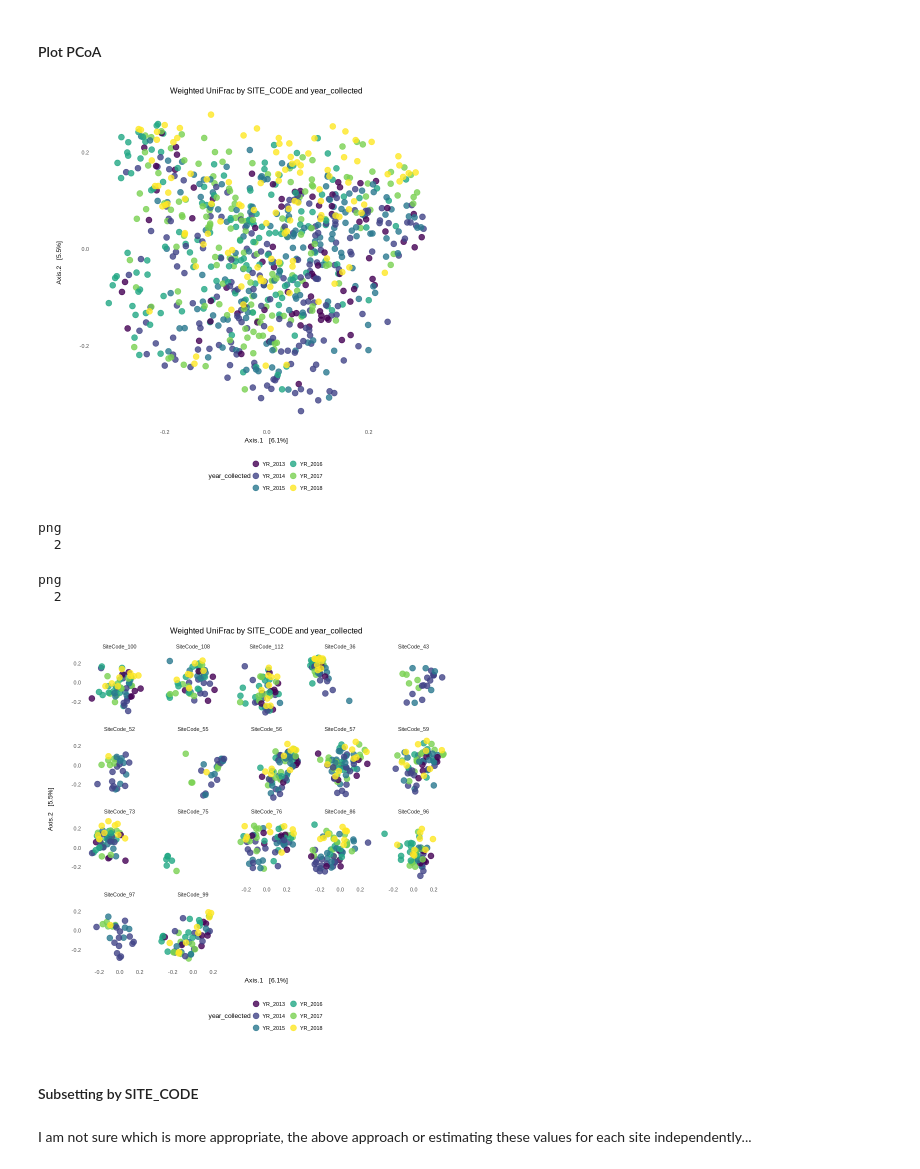
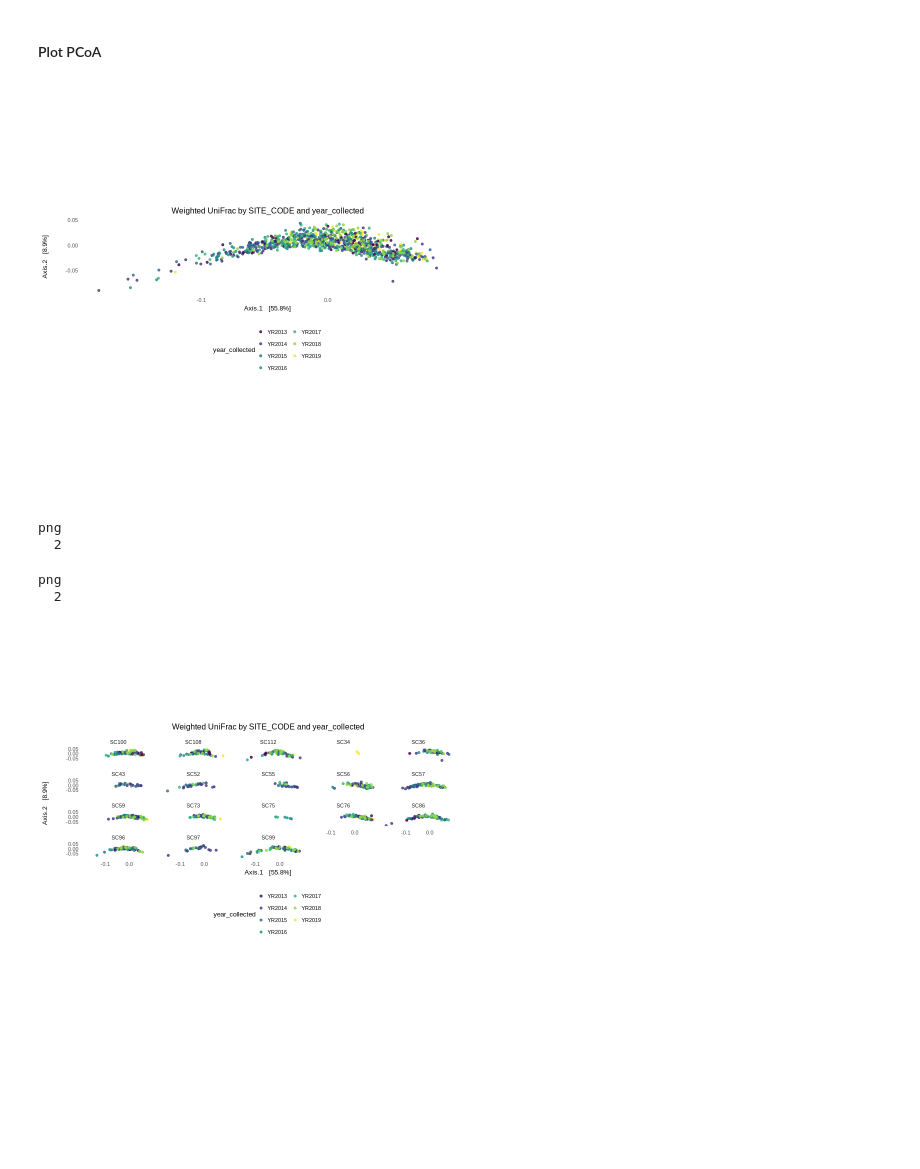
Before and after one commit to hollylutz/CAWS, a Jupyter notebook: CAWS_betadiversity.ipynb, the cells around one changed output. Saved outputs shown, nothing was run; the diff lists cells and outputs as text; code cells hidden in the pictures; blank space fills up the shorter version.

```diff
--- a/CAWS_betadiversity.ipynb
+++ b/CAWS_betadiversity.ipynb
@@ -18,3 +19,9 @@ ps.nt = readRDS("/home/holutz/Temp/ShoKodera/phyloseq.rds")
+# %%
+#New ps object with 2019 water data
+ps2.nt = readRDS("/home/holutz/projects/CAWS/phyloseq2.rds")
+#Transform ASV counts to relative abundance
+ps2.t = ps2.nt %>%
+     transform_sample_counts(function(x) x / sum(x))
 # %% [markdown]
 #### Introduce some modifications to original phyloseq object
 # %%
@@ -42,8 +52,8 @@ saveRDS(ps.t, "/home/holutz/Temp/ShoKodera/CAWS_t.rds")
 ### BEGIN ANALYSES HERE
 # %%
 #Read in phyloseq objects (ps)
-ps.nt = readRDS("/home/holutz/Temp/ShoKodera/CAWS_nt.rds")
-ps.t = readRDS("/home/holutz/Temp/ShoKodera/CAWS_t.rds")
+ps.nt = readRDS("/home/holutz/projects/CAWS/CAWS_nt.2.rds")
+ps.t = readRDS("/home/holutz/projects/CAWS/CAWS_t.2.rds")
 #Display ps information
 ps.t
 # %% [output]
@@ -80,14 +90,14 @@ head(ps.df$SITE_CODE.factor)
 #### Weighted and Unweighted UniFrac for all samples combined
 # %%
 #Wunif
-ps.dist = distance(ps.t, method = "wunifrac", type = "samples")
-ps.dist.log = ordinate(ps.t, method = "PCoA", distance = "wunifrac")
-ps.dist.evals = ps.dist.log$values$Eigenvalues
+#wunif.dist = distance(ps.t, method = "wunifrac", type = "samples")
+#wunif.dist.log = ordinate(ps.t, method = "PCoA", distance = "wunifrac")
+#wunif.dist.evals = wunif.dist.log$values$Eigenvalues
 
 #Save estimates so you don't have to rerun every time
-saveRDS(ps.dist, "/home/holutz/Temp/ShoKodera/wunifrac/wunif.ps.dist.rds")
-saveRDS(ps.dist.log, "/home/holutz/Temp/ShoKodera/wunifrac/wunif.ps.dist.log.rds")
-saveRDS(ps.dist.evals, "/home/holutz/Temp/ShoKodera/wunifrac/wunif.ps.dist.evals.rds")
+#saveRDS(wunif.dist, "/home/holutz/projects/CAWS/wunifrac/wunif.ps2.dist.rds")
+#saveRDS(wunif.dist.log, "/home/holutz/projects/CAWS/wunifrac/wunif.ps2.dist.log.rds")
+#saveRDS(wunif.dist.evals, "/home/holutz/projects/CAWS/wunifrac/wunif.ps2.dist.evals.rds")
 # %%
 #Unif
 
@@ -102,63 +112,59 @@ saveRDS(ps.dist.evals, "/home/holutz/Temp/ShoKodera/wunifrac/wunif.ps.dist.evals
 # %%
 #Read in saved distance metrics for plotting and statistical analysis
 #Weighted UniFrac
-ps.dist = readRDS("/home/holutz/Temp/ShoKodera/wunifrac/wunif.ps.dist.rds")
-ps.dist.log = readRDS("/home/holutz/Temp/ShoKodera/wunifrac/wunif.ps.dist.log.rds")
-ps.dist.evals = readRDS("/home/holutz/Temp/ShoKodera/wunifrac/wunif.ps.dist.evals.rds")
+wunif.dist = readRDS("/home/holutz/projects/CAWS/wunifrac/wunif.ps2.dist.rds")
+wunif.dist.log = readRDS("/home/holutz/projects/CAWS/wunifrac/wunif.ps2.dist.log.rds")
+wunif.dist.evals = readRDS("/home/holutz/projects/CAWS/wunifrac/wunif.ps2.dist.evals.rds")
 
 #Unweighted UniFrac
-ps.dist = readRDS("/home/holutz/Temp/ShoKodera/unifrac/unif.ps.dist.rds")
-ps.dist.log = readRDS("/home/holutz/Temp/ShoKodera/unifrac/unif.ps.dist.log.rds")
-ps.dist.evals = readRDS("/home/holutz/Temp/ShoKodera/unifrac/unif.ps.dist.evals.rds")
+unif.dist = readRDS("/home/holutz/projects/CAWS/unifrac/unif.ps2.dist.rds")
+unif.dist.log = readRDS("/home/holutz/projects/CAWS/unifrac/unif.ps2.dist.log.rds")
+unif.dist.evals = readRDS("/home/holutz/projects/CAWS/unifrac/unif.ps2.dist.evals.rds")
 # %% [markdown]
 #### Plot PCoA
 # %%
 library(viridis)
 
-p = plot_ordination(ps.t, ps.dist.log, color = "year_coll.factor") + #, shape = "SampleType", label="X.SampleID") +
+p = plot_ordination(ps.t, wunif.dist.log, color = "year_coll.factor") + #, shape = "SampleType", label="X.SampleID") +
     ggtitle("Weighted UniFrac by SITE_CODE and year_collected") +
-    geom_point(size=3, alpha=0.8) +
+    geom_point(size=1, alpha=0.8) +
     scale_colour_viridis(option="viridis", discrete=TRUE, direction=1) +
     #stat_ellipse(level=0.95, geom="polygon",alpha = .2, aes(fill = year_collected), linetype=0) +
     #scale_fill_viridis(option="viridis", discrete=FALSE, direction=1)+
-    coord_fixed(sqrt(ps.dist.evals[2] / ps.dist.evals[1]))
+    coord_fixed(sqrt(wunif.dist.evals[2] / wunif.dist.evals[1]))
 
 p = p + guides(colour = guide_legend(title = "year_collected", ncol = 2, keywidth = 1, keyheight = 1))
 
 p = p + theme_minimal() +
         theme(panel.grid.major = element_blank(),
               axis.title.y=element_text(margin=margin(0,20,0,0)),
               text=element_text(size=8, color="black",family="Arial"),
               panel.grid.minor = element_blank(),
               #axis.ticks = element_blank(),
               legend.key.size = unit(.1, "in"),
               legend.spacing.x = unit(.01,"in"),
               legend.position = "bottom",
               plot.title = element_text(hjust = 0.5))
 
 p$layers <- p$layers[-1]
 
 p
 
 p2 = p + facet_wrap(~SITE_CODE.factor)
 
 p2
 
-png('/home/holutz/Temp/ShoKodera/wunifrac/wunif_by_year.png', width=8, height=8, units='in', res=500)
+png('/home/holutz/projects/CAWS/wunifrac/wunif_by_year_v2.png', width=8, height=12, units='in', res=500)
 plot(p)
 dev.off()
 
-png('/home/holutz/Temp/ShoKodera/wunifrac/wunif_by_sitecode.facet.png', width=8, height=8, units='in', res=500)
+png('/home/holutz/projects/CAWS/wunifrac/wunif_by_sitecode.facet_v2.png', width=8, height=8, units='in', res=500)
 plot(p2)
 dev.off()
 # %% [output]
-[figure, old version]
+[figure, new version]
 png
   2
 png
   2
-[figure, old version]
+[figure, new version]
-# %% [markdown]
-#### Subsetting by SITE_CODE
-# %% [markdown]
-I am not sure which is more appropriate, the above approach or estimating these values for each site independently...
```
Also changed, not shown: parts of 21 cells of this notebook.
